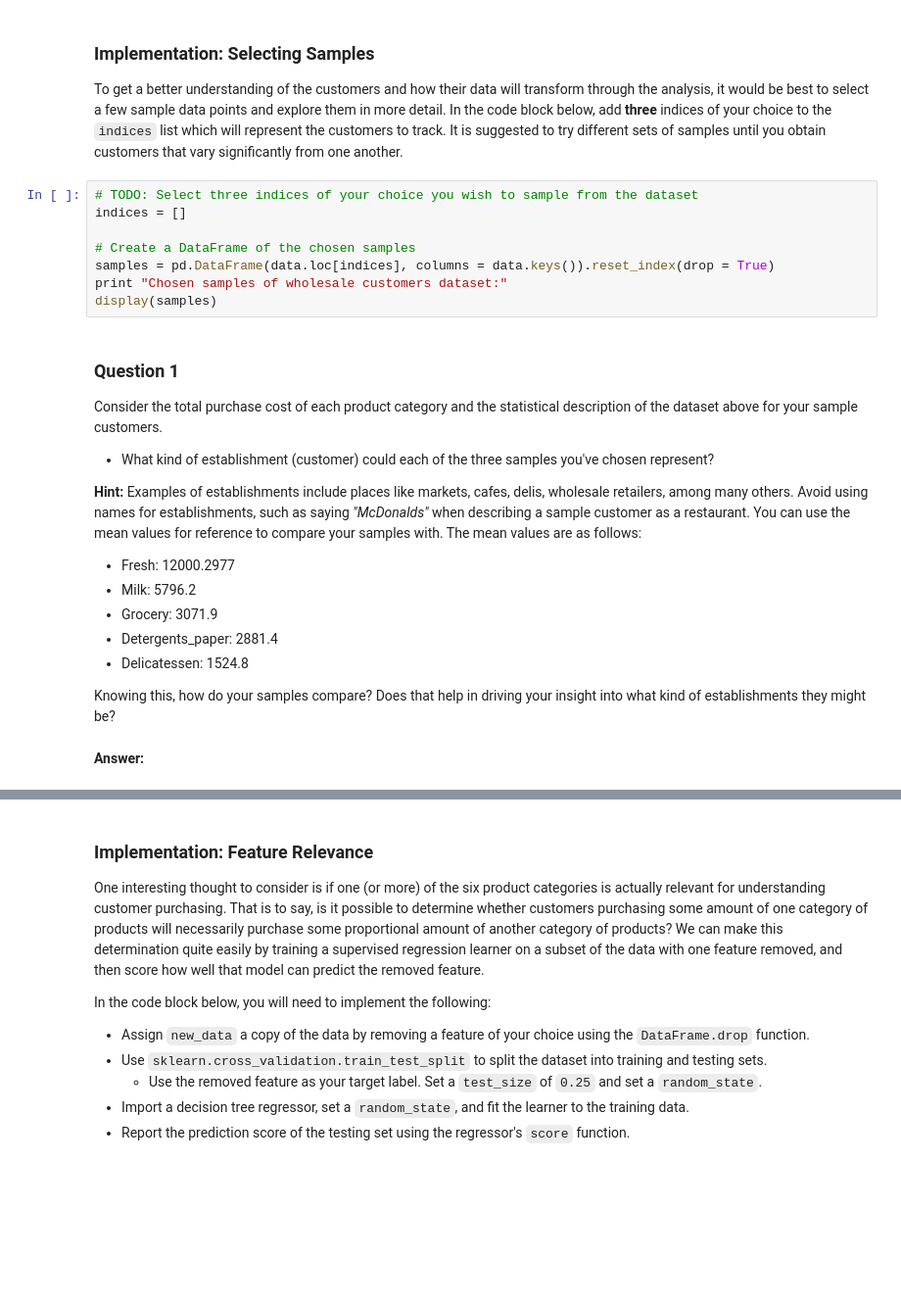
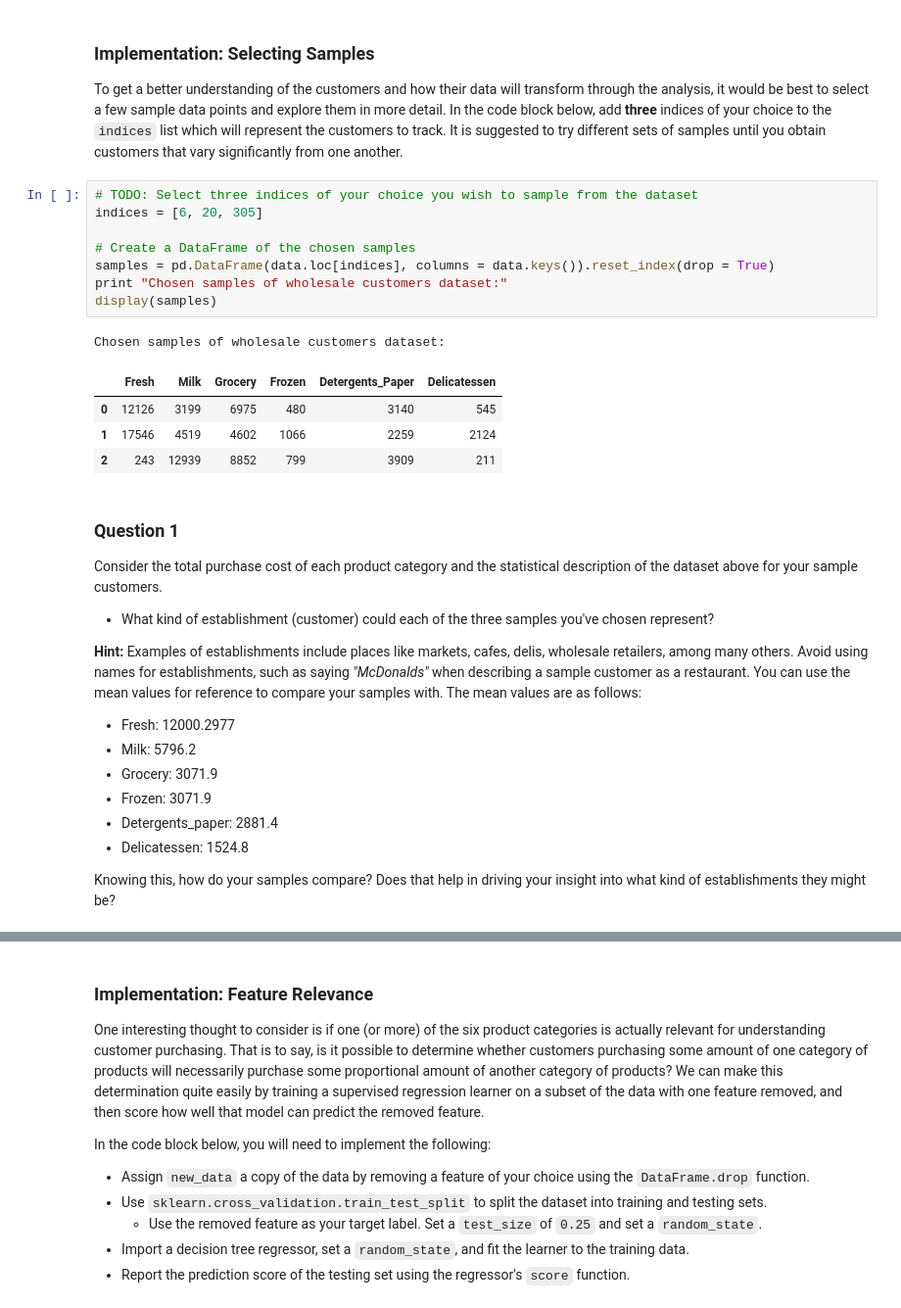
Before and after one commit to mukerong/Machine-Learning-Engineer-Nanodegree, a Jupyter notebook: P3-Customer-Segments/customer_segments.ipynb, the cells around one changed output, grey strips where cells are left out. Shown at 98% size. Drawn from its saved outputs; the diff is of its cells as text; blank space fills up the shorter version.

```diff
--- a/P3-Customer-Segments/customer_segments.ipynb
+++ b/P3-Customer-Segments/customer_segments.ipynb
@@ -48,12 +60,18 @@ display(data.describe())
 To get a better understanding of the customers and how their data will transform through the analysis, it would be best to select a few sample data points and explore them in more detail. In the code block below, add **three** indices of your choice to the `indices` list which will represent the customers to track. It is suggested to try different sets of samples until you obtain customers that vary significantly from one another.
 # %%
 # TODO: Select three indices of your choice you wish to sample from the dataset
-indices = []
+indices = [6, 20, 305]
 
 # Create a DataFrame of the chosen samples
 samples = pd.DataFrame(data.loc[indices], columns = data.keys()).reset_index(drop = True)
 print "Chosen samples of wholesale customers dataset:"
 display(samples)
+# %% [output]
+Chosen samples of wholesale customers dataset:
+|  | Fresh | Milk | Grocery | Frozen | Detergents_Paper | Delicatessen |
+| 0 | 12126 | 3199 | 6975 | 480 | 3140 | 545 |
+| 1 | 17546 | 4519 | 4602 | 1066 | 2259 | 2124 |
+| 2 | 243 | 12939 | 8852 | 799 | 3909 | 211 |
 # %% [markdown]
 ### Question 1
 Consider the total purchase cost of each product category and the statistical description of the dataset above for your sample customers.
@@ -65,9 +83,8 @@ Consider the total purchase cost of each product category and the statistical de
 * Fresh: 12000.2977
 * Milk: 5796.2
 * Grocery: 3071.9
+* Frozen: 3071.9
 * Detergents_paper: 2881.4
 * Delicatessen: 1524.8
 
 Knowing this, how do your samples compare? Does that help in driving your insight into what kind of establishments they might be?
-# %% [markdown]
-**Answer:**
```
Also changed, not shown: parts of 3 cells of this notebook.
